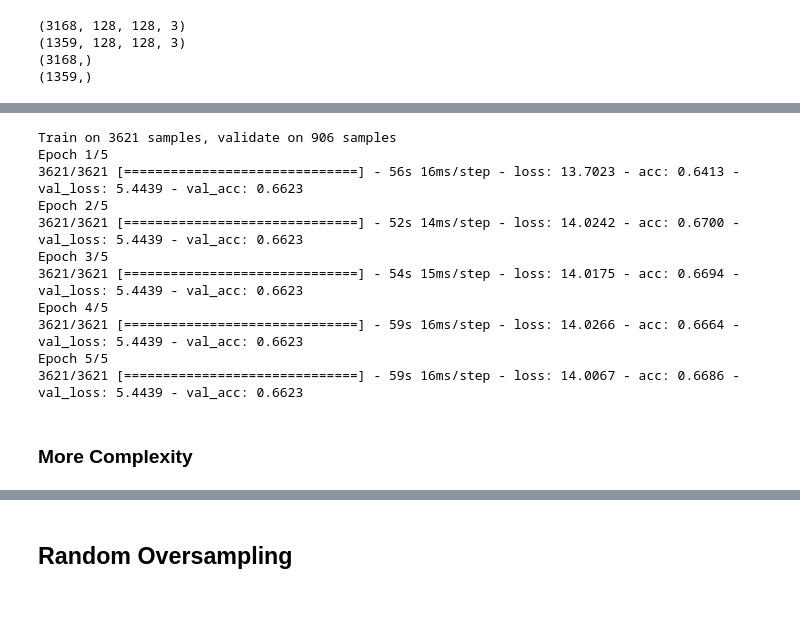
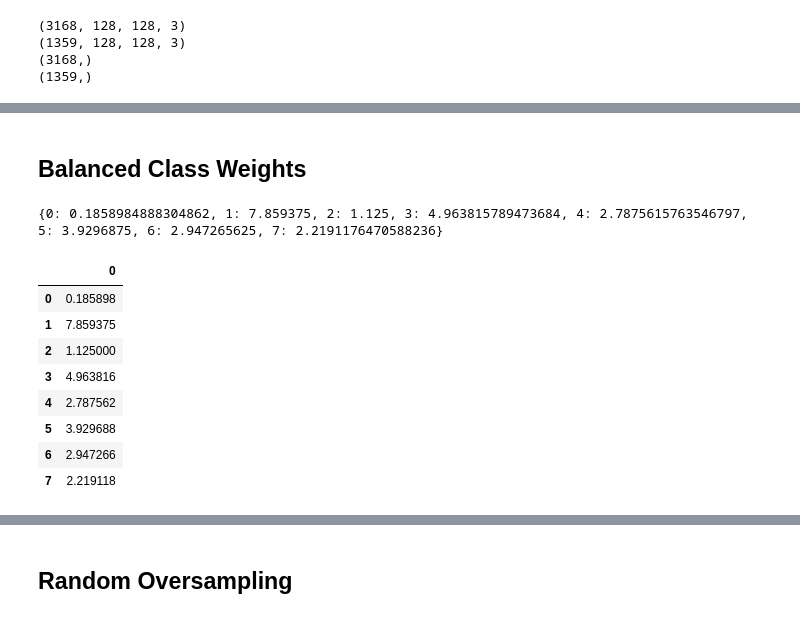
Before and after one commit to paulinaczheng/chest_xrays, a Jupyter notebook: Workflow.ipynb, the cells around one changed output, grey strips where cells are left out. Drawn from its saved outputs; the diff is of its cells as text; code cells hidden in the pictures.

```diff
--- a/Workflow.ipynb
+++ b/Workflow.ipynb
@@ -573,21 +69,0 @@ Epoch 5/5
-# %%
-model = Sequential()
-model.add(Dense(100, input_dim=49152, activation=activation))
-model.add(Dropout(0.3))
-model.add(Dense(25, activation=activation))
-model.add(Dropout(0.3))
-model.add(Dense(8, activation=out_activation))
-model.compile(loss=loss, optimizer=optimizer, metrics=['accuracy'])
-history = model.fit(X_train_reshape, y_train, epochs=epochs, batch_size=batch_size, class_weight = class_weights, verbose=1, validation_data=(X_test_reshape, y_test))
-# %% [output]
-Train on 3621 samples, validate on 906 samples
-Epoch 1/5
-3621/3621 [==============================] - 56s 16ms/step - loss: 13.7023 - acc: 0.6413 - val_loss: 5.4439 - val_acc: 0.6623
-Epoch 2/5
-3621/3621 [==============================] - 52s 14ms/step - loss: 14.0242 - acc: 0.6700 - val_loss: 5.4439 - val_acc: 0.6623
-Epoch 3/5
-3621/3621 [==============================] - 54s 15ms/step - loss: 14.0175 - acc: 0.6694 - val_loss: 5.4439 - val_acc: 0.6623
-Epoch 4/5
-3621/3621 [==============================] - 59s 16ms/step - loss: 14.0266 - acc: 0.6664 - val_loss: 5.4439 - val_acc: 0.6623
-Epoch 5/5
-3621/3621 [==============================] - 59s 16ms/step - loss: 14.0067 - acc: 0.6686 - val_loss: 5.4439 - val_acc: 0.6623
@@ -596,7 +70,24 @@ model.save_weights('my_model_weights.h5')
-# %% [markdown]
-### More Complexity
 # %%
 tbcallback = keras.callbacks.TensorBoard(log_dir='./logs', histogram_freq=0, batch_size=32,
                                          write_graph=True, write_images=True)
+# %% [markdown]
+## Balanced Class Weights
+# %%
+class_weights = class_weight.compute_class_weight('balanced', np.unique(y), y)
+class_weights = dict(enumerate(class_weights))
+print(class_weights)
+class_weights_df = pd.DataFrame.from_dict(class_weights, orient='index')
+class_weights_df
+# %% [output]
+{0: 0.1858984888304862, 1: 7.859375, 2: 1.125, 3: 4.963815789473684, 4: 2.7875615763546797, 5: 3.9296875, 6: 2.947265625, 7: 2.2191176470588236}
+|  | 0 |
+| 0 | 0.185898 |
+| 1 | 7.859375 |
+| 2 | 1.125000 |
+| 3 | 4.963816 |
+| 4 | 2.787562 |
+| 5 | 3.929688 |
+| 6 | 2.947266 |
+| 7 | 2.219118 |
 # %%
 model = Sequential()
```
Also changed, not shown: parts of 91 cells of this notebook, 6 other files.
